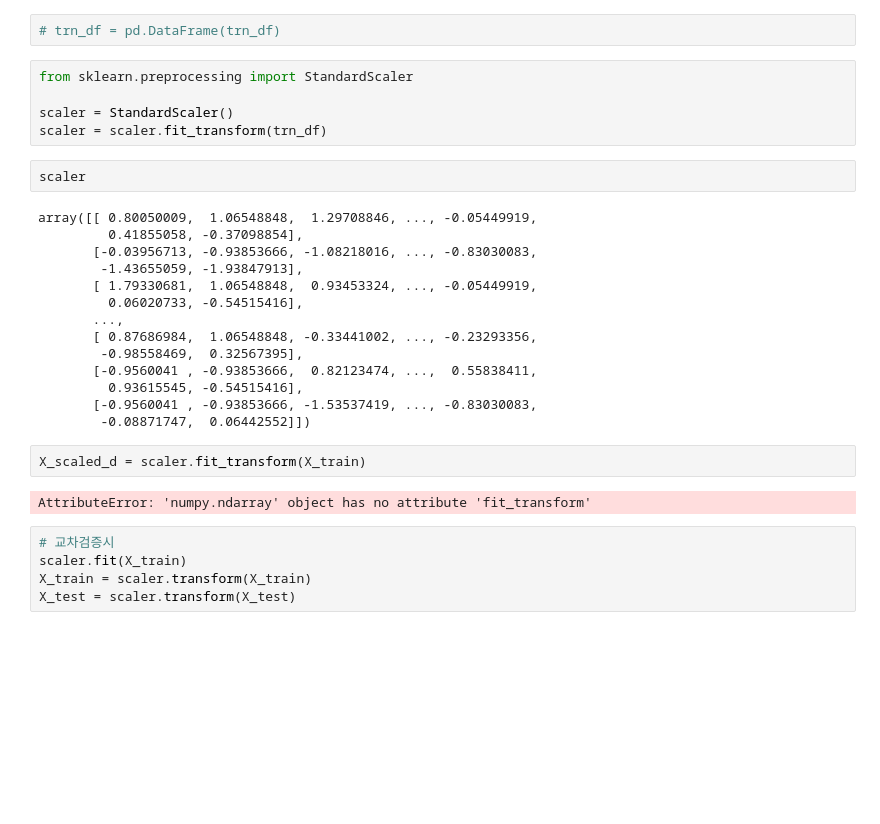
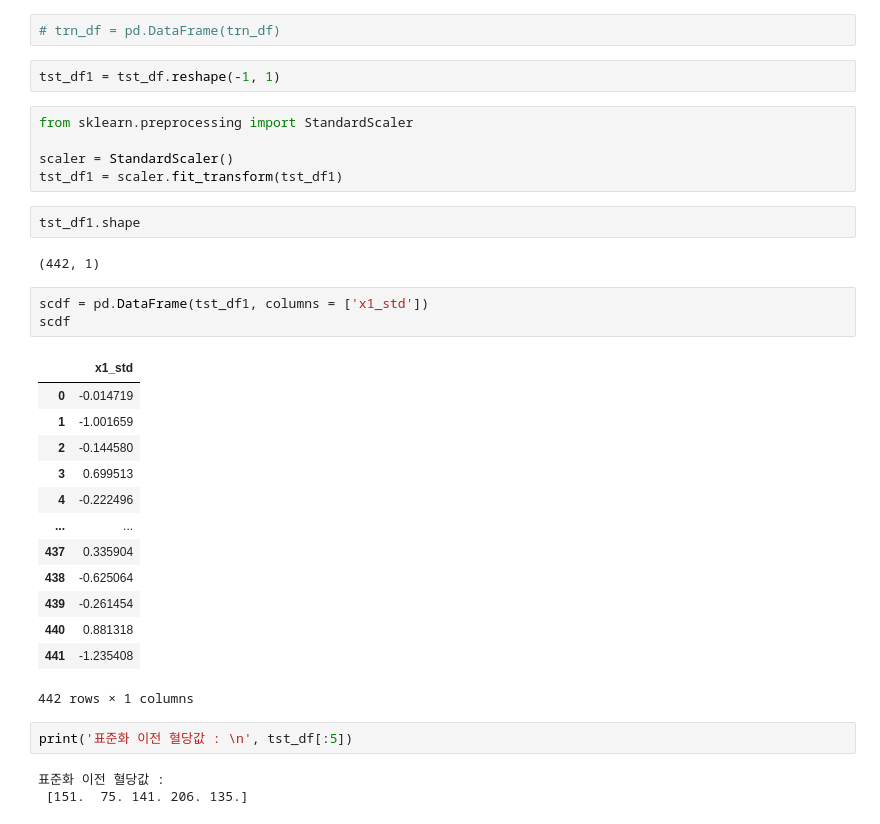
Before and after one commit to silcream/3_1machinelearning, a Jupyter notebook: 8장 심화문제.ipynb, the cells around one changed output. Saved outputs shown, nothing was run; the diff lists cells and outputs as text; blank space fills up the shorter version.

```diff
--- a/8장 심화문제.ipynb
+++ b/8장 심화문제.ipynb
@@ -71,33 +91,36 @@ print('테스트 데이터의 점수 : {:.2f}%'.format((model.score(X_test, y_te
 테스트 데이터의 점수 : 54.12%
 # %%
 # trn_df = pd.DataFrame(trn_df)
+# %%
+tst_df1 = tst_df.reshape(-1, 1)
 # %%
 from sklearn.preprocessing import StandardScaler
 
 scaler = StandardScaler()
-scaler = scaler.fit_transform(trn_df)
+tst_df1 = scaler.fit_transform(tst_df1)
-# %%
-scaler
-# %% [output]
-array([[ 0.80050009,  1.06548848,  1.29708846, ..., -0.05449919,
-         0.41855058, -0.37098854],
-       [-0.03956713, -0.93853666, -1.08218016, ..., -0.83030083,
-        -1.43655059, -1.93847913],
-       [ 1.79330681,  1.06548848,  0.93453324, ..., -0.05449919,
-         0.06020733, -0.54515416],
-       ...,
-       [ 0.87686984,  1.06548848, -0.33441002, ..., -0.23293356,
-        -0.98558469,  0.32567395],
-       [-0.9560041 , -0.93853666,  0.82123474, ...,  0.55838411,
-         0.93615545, -0.54515416],
-       [-0.9560041 , -0.93853666, -1.53537419, ..., -0.83030083,
-        -0.08871747,  0.06442552]])
-# %%
-X_scaled_d = scaler.fit_transform(X_train)
-# %% [output]
-AttributeError: 'numpy.ndarray' object has no attribute 'fit_transform'
-# %%
-# 교차검증시
-scaler.fit(X_train)
-X_train = scaler.transform(X_train)
-X_test = scaler.transform(X_test)
+# %%
+tst_df1.shape
+# %% [output]
+(442, 1)
+# %%
+scdf = pd.DataFrame(tst_df1, columns = ['x1_std'])
+scdf
+# %% [output]
+|  | x1_std |
+| 0 | -0.014719 |
+| 1 | -1.001659 |
+| 2 | -0.144580 |
+| 3 | 0.699513 |
+| 4 | -0.222496 |
+| ... | ... |
+| 437 | 0.335904 |
+| 438 | -0.625064 |
+| 439 | -0.261454 |
+| 440 | 0.881318 |
+| 441 | -1.235408 |
+442 rows × 1 columns
+# %%
+print('표준화 이전 혈당값 : \n', tst_df[:5])
+# %% [output]
+표준화 이전 혈당값 :
+ [151.  75. 141. 206. 135.]
```
Also changed, not shown: parts of 13 cells of this notebook, 4 other files.
